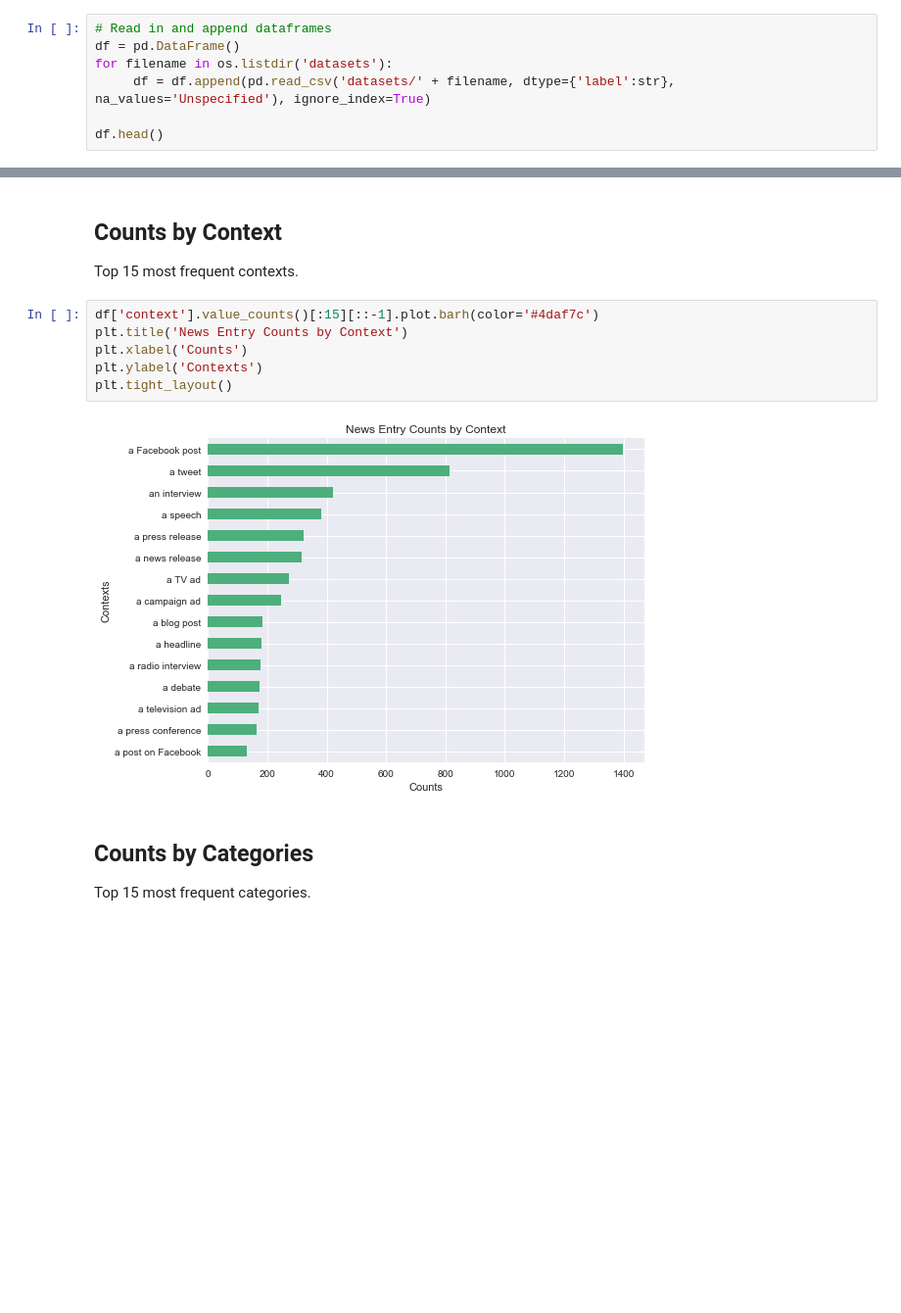
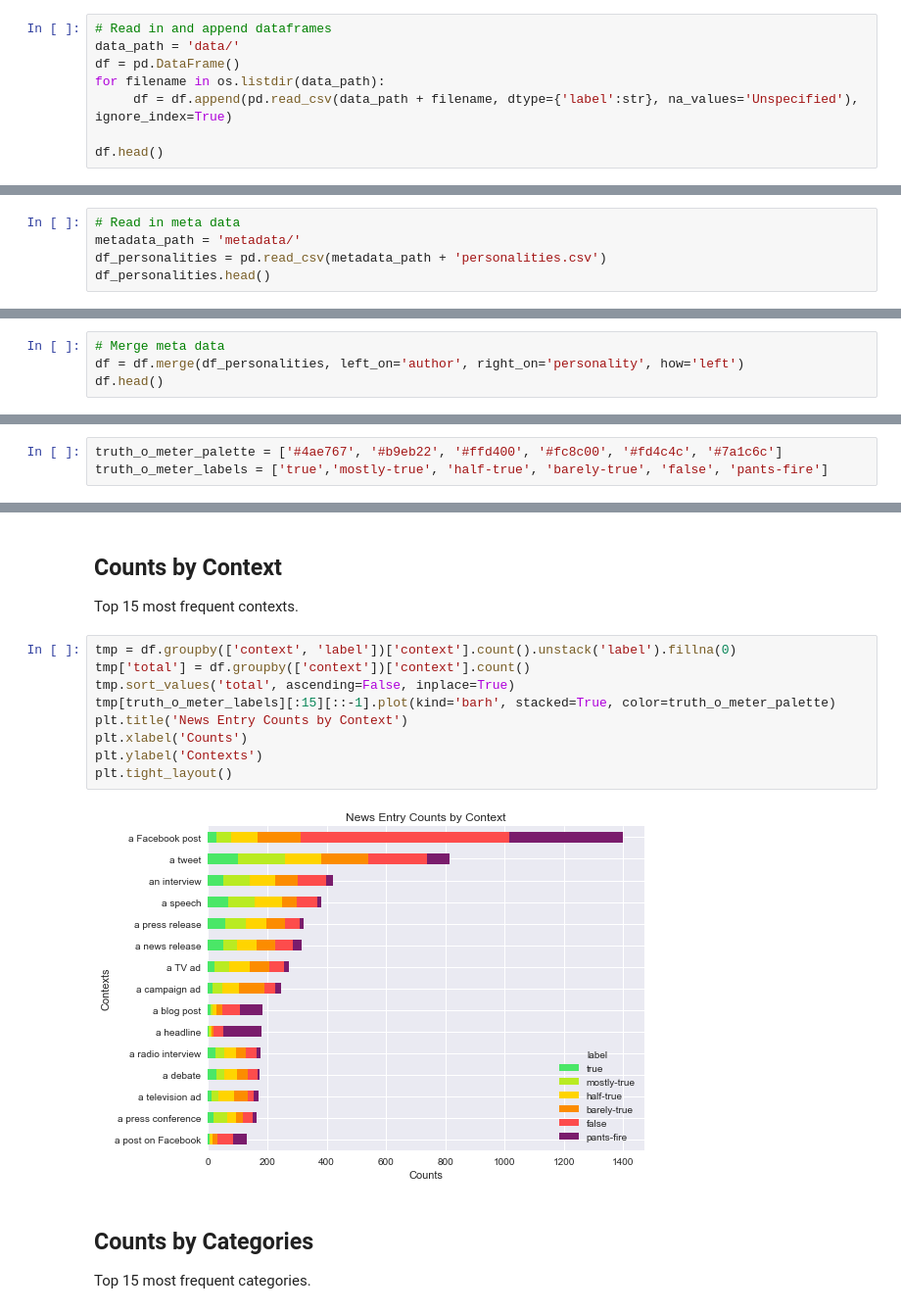
Before and after one commit to leokfwong/fake-news, a Jupyter notebook: data_exploration.ipynb, the cells around one changed output, grey strips where cells are left out. Shown at 98% size. Drawn from its saved outputs; the diff is of its cells as text; blank space fills up the shorter version.

```diff
--- a/data_exploration.ipynb
+++ b/data_exploration.ipynb
@@ -13,9 +13,10 @@ from wordcloud import WordCloud, STOPWORDS, ImageColorGenerator
 plt.style.use('seaborn')
 # %%
 # Read in and append dataframes
+data_path = 'data/'
 df = pd.DataFrame()
-for filename in os.listdir('datasets'):
-     df = df.append(pd.read_csv('datasets/' + filename, dtype={'label':str}, na_values='Unspecified'), ignore_index=True)
+for filename in os.listdir(data_path):
+     df = df.append(pd.read_csv(data_path + filename, dtype={'label':str}, na_values='Unspecified'), ignore_index=True)
 
 df.head()
 # %% [output]
@@ -27,0 +29,5 @@ df.head()
+# %%
+# Read in meta data
+metadata_path = 'metadata/'
+df_personalities = pd.read_csv(metadata_path + 'personalities.csv')
+df_personalities.head()
@@ -27,0 +41,4 @@ df.head()
+# %%
+# Merge meta data
+df = df.merge(df_personalities, left_on='author', right_on='personality', how='left')
+df.head()
@@ -71,4 +95,7 @@ plt.tight_layout()
 # %% [markdown]
 ## Counts by Author
 Top 15 most frequent authors.
+# %%
+truth_o_meter_palette = ['#4ae767', '#b9eb22', '#ffd400', '#fc8c00', '#fd4c4c', '#7a1c6c']
+truth_o_meter_labels = ['true','mostly-true', 'half-true', 'barely-true', 'false', 'pants-fire']
 # %%
@@ -83,13 +113,16 @@ plt.tight_layout()
 ## Counts by Context
 Top 15 most frequent contexts.
 # %%
-df['context'].value_counts()[:15][::-1].plot.barh(color='#4daf7c')
+tmp = df.groupby(['context', 'label'])['context'].count().unstack('label').fillna(0)
+tmp['total'] = df.groupby(['context'])['context'].count()
+tmp.sort_values('total', ascending=False, inplace=True)
+tmp[truth_o_meter_labels][:15][::-1].plot(kind='barh', stacked=True, color=truth_o_meter_palette)
 plt.title('News Entry Counts by Context')
 plt.xlabel('Counts')
 plt.ylabel('Contexts')
 plt.tight_layout()
 # %% [output]
-[figure, old version]
+[figure, new version]
 # %% [markdown]
 ## Counts by Categories
 Top 15 most frequent categories.
```
Also changed, not shown: parts of 7 cells of this notebook, 3 other files.
